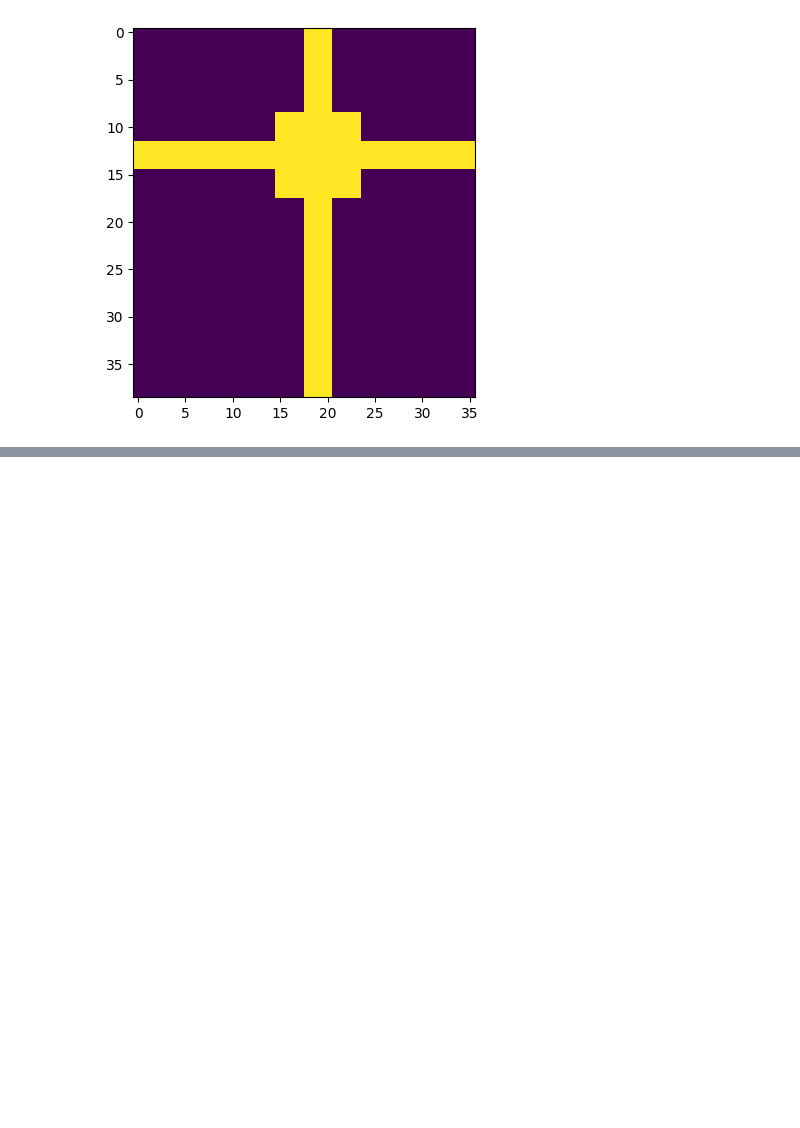
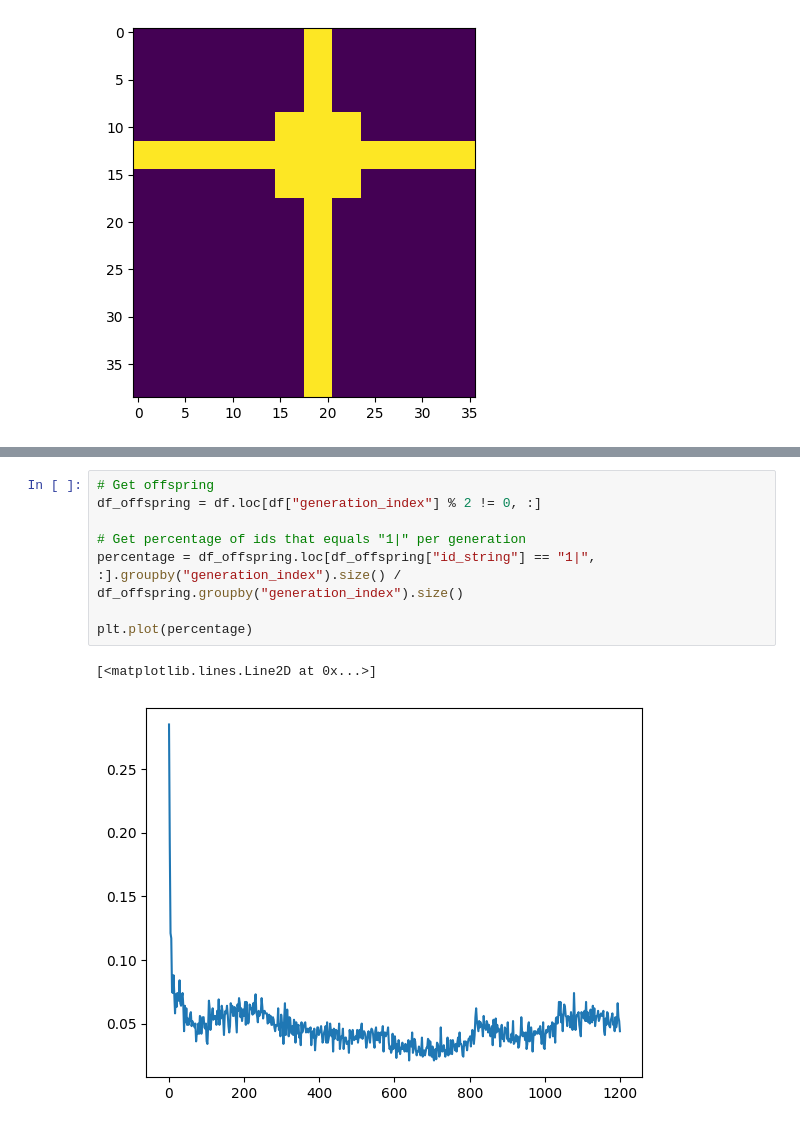
Before and after one commit to KristianiEJPK/revolve2-1, a Jupyter notebook: examples/robot_bodybrain_ea_database/analyze_concentrations.ipynb, the cells around one changed output, grey strips where cells are left out. Drawn from its saved outputs; the diff is of its cells as text; blank space fills up the shorter version.

```diff
--- a/examples/robot_bodybrain_ea_database/analyze_concentrations.ipynb
+++ b/examples/robot_bodybrain_ea_database/analyze_concentrations.ipynb
@@ -189,0 +448,11 @@ print(concentrations[4][4:10, 1031])
+# %%
+# Get offspring
+df_offspring = df.loc[df["generation_index"] % 2 != 0, :]
+
+# Get percentage of ids that equals "1|" per generation
+percentage = df_offspring.loc[df_offspring["id_string"] == "1|", :].groupby("generation_index").size() / df_offspring.groupby("generation_index").size()
+
+plt.plot(percentage)
+# %% [output]
+[<matplotlib.lines.Line2D at 0x...>]
+[figure, added]
```
Also changed, not shown: parts of 18 cells of this notebook, 2 other files.
